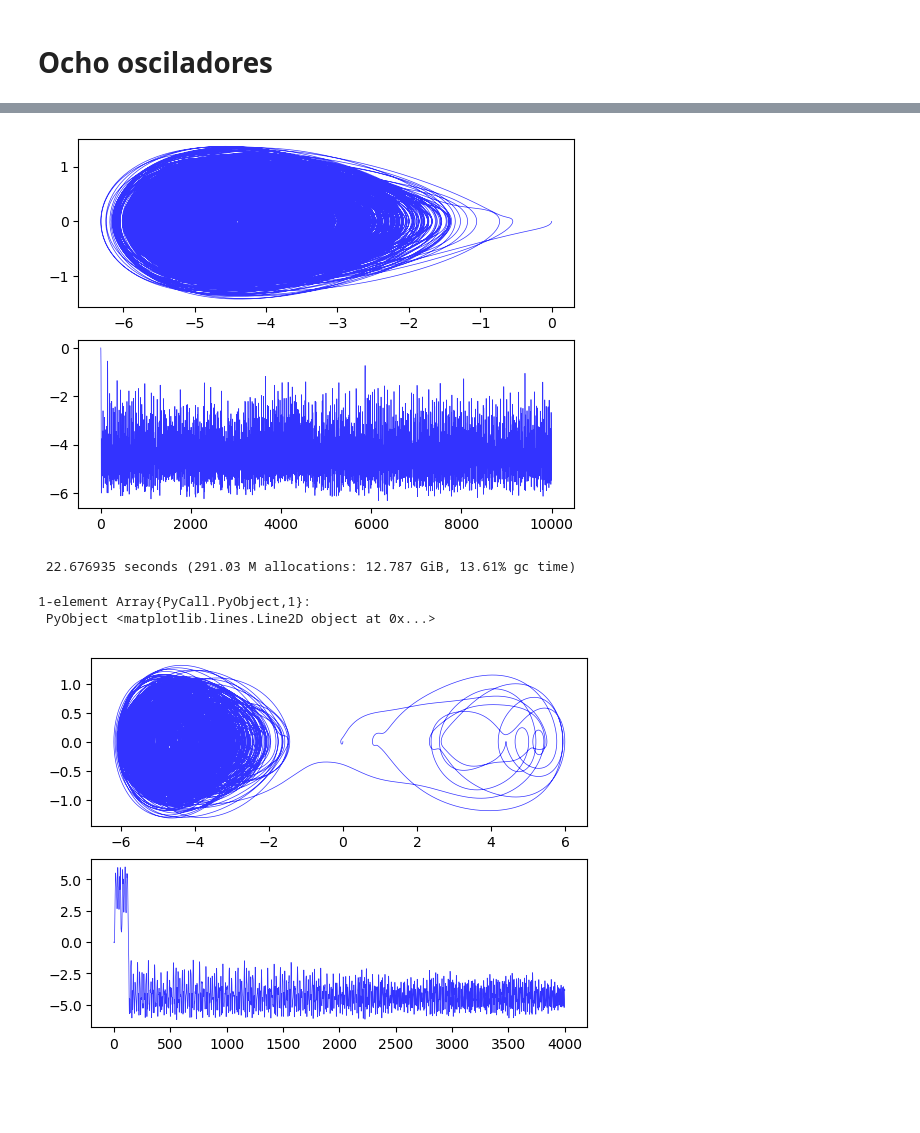
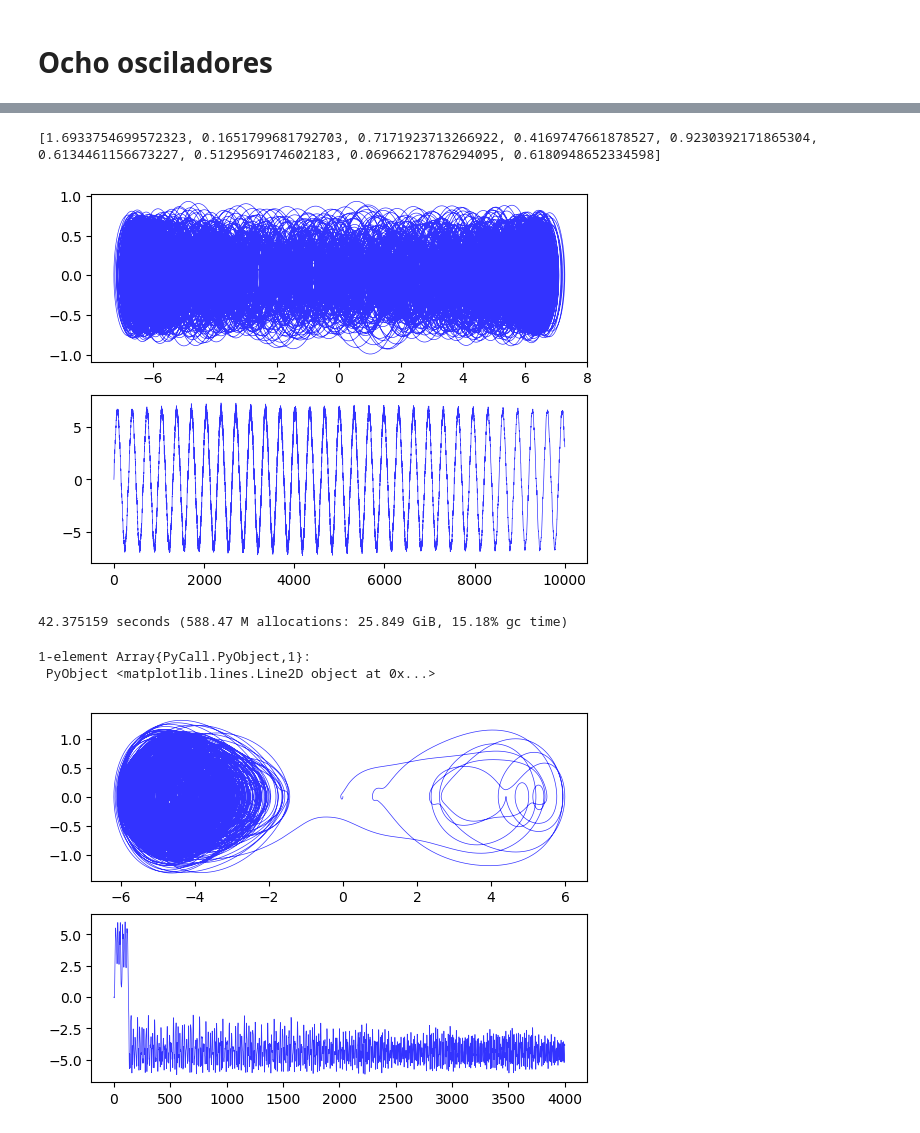
Before and after one commit to spenam/thesis_codes_git, a Jupyter notebook: Evolutions.ipynb, the cells around one changed output, grey strips where cells are left out. Drawn from its saved outputs; the diff is of its cells as text; code cells hidden in the pictures; blank space fills up the shorter version.

Commit message:
commit freqs boltz

```diff
--- a/Evolutions.ipynb
+++ b/Evolutions.ipynb
@@ -572,6 +569,9 @@ end
 
 function bolz_energy()
     return rand(Truncated(Exponential(1), 0., 10))
+end
+function bolz_freq(a)
+    return 0.6324555320336759*rand(Truncated(Exponential(1), 0.1, 3.))
 end
 
 initial_position = [0.1, 0.,0.,0.,0.,0.,0.,0.,0.]
@@ -612,37 +612,43 @@ Es[7]=Es[6]
 g[7]=0.03
 w[8]=0.6324555320336759+0.1001
 Es[8]=bolz_energy()
 g[8]=0.035
 w[9]=0.6324555320336759+0.1
 Es[9]=Es[8]
 g[9]=0.04
 
+g=g .* 0. .+ 0.3 /12.
+w=w .* 0. .+ 1.
+w=(bolz_freq.(w))
+println(w)
+
 W=maximum(w)
 
 dts=0.01*2. *pi/W
 Hsys(q,p) = p[1]^2. /(2. *m[1]) - a*q[1]^2. /2. +b*q[1]^4. /4. -q[1]*g[2]*q[2]+p[2]^2. /(2. *m[2])+m[2]*w[2]^2. *q[2]^2. /2. + q[1]^2. *g[2]^2. /(2. *m[2]*w[2]^2.) -q[1]*g[3]*q[3]+p[3]^2. /(2. *m[3])+m[3]*w[3]^2. *q[3]^2. /2. + q[1]^2. *g[3]^2. /(2. *m[3]*w[3]^2.) -q[1]*g[4]*q[4]+p[4]^2. /(2. *m[4])+m[4]*w[4]^2. *q[4]^2. /2. + q[1]^2. *g[4]^2. /(2. *m[4]*w[4]^2.) -q[1]*g[5]*q[5]+p[5]^2. /(2. *m[5])+m[5]*w[5]^2. *q[5]^2. /2. + q[1]^2. *g[5]^2. /(2. *m[5]*w[5]^2.) -q[1]*g[6]*q[6]+p[6]^2. /(2. *m[6])+m[6]*w[6]^2. *q[6]^2. /2. + q[1]^2. *g[6]^2. /(2. *m[6]*w[6]^2.) -q[1]*g[7]*q[7]+p[7]^2. /(2. *m[7])+m[7]*w[7]^2. *q[7]^2. /2. + q[1]^2. *g[7]^2. /(2. *m[7]*w[7]^2.) -q[1]*g[8]*q[8]+p[8]^2. /(2. *m[8])+m[8]*w[8]^2. *q[8]^2. /2. + q[1]^2. *g[8]^2. /(2. *m[8]*w[8]^2.)-q[1]*g[9]*q[9]+p[9]^2. /(2. *m[9])+m[9]*w[9]^2. *q[9]^2. /2. + q[1]^2. *g[9]^2. /(2. *m[9]*w[9]^2.)
 pdot(dp,p,q,params,t) = ForwardDiff.gradient!(dp, q->-Hsys(q, p), q)
 qdot(dq,p,q,params,t) = ForwardDiff.gradient!(dq, p-> Hsys(q, p), p)
 
 initial_position[1]=0. #xz0[jj]
 initial_momentum[1]=0. #pz1[jj]
 initial_position[2], initial_momentum[2],initial_position[3], initial_momentum[3]=initial_sampling(Es[2],w[2],w[3],m[2])
 initial_position[4], initial_momentum[4],initial_position[5], initial_momentum[5]=initial_sampling(Es[4],w[4],w[5],m[4])
 initial_position[6], initial_momentum[6],initial_position[7], initial_momentum[7]=initial_sampling(Es[6],w[6],w[7],m[6])
 initial_position[8], initial_momentum[8],initial_position[9], initial_momentum[9]=initial_sampling(Es[8],w[8],w[9],m[8])
 
 
 prob = DynamicalODEProblem(pdot, qdot, initial_momentum, initial_position, tspan)
 @time sol8 = solve(prob, CalvoSanz4(), dt=dts)
 subplot(2, 1, 1)
 plot(sol8[10,:],sol8[1,:],color="b",linewidth=0.5,alpha=0.8)
 subplot(2, 1, 2)
 plot(sol8.t[:], sol8[10,:], color="b",linewidth=0.5,alpha=0.8)
 # %% [output]
+[1.6933754699572323, 0.1651799681792703, 0.7171923713266922, 0.4169747661878527, 0.9230392171865304, 0.6134461156673227, 0.5129569174602183, 0.06966217876294095, 0.6180948652334598]
-[figure, old version]
+[figure, new version]
- 22.676935 seconds (291.03 M allocations: 12.787 GiB, 13.61% gc time)
-1-element Array{PyCall.PyObject,1}:
- PyObject <matplotlib.lines.Line2D object at 0x...>
+42.375159 seconds (588.47 M allocations: 25.849 GiB, 15.18% gc time)
+1-element Array{PyCall.PyObject,1}:
+ PyObject <matplotlib.lines.Line2D object at 0x...>
 # %%
 subplot(2, 1, 1)
 plot(sol8[10,:],sol8[1,:],color="b",linewidth=0.5,alpha=0.8)
```
Also changed, not shown: parts of 7 cells of this notebook, 8 other files.
